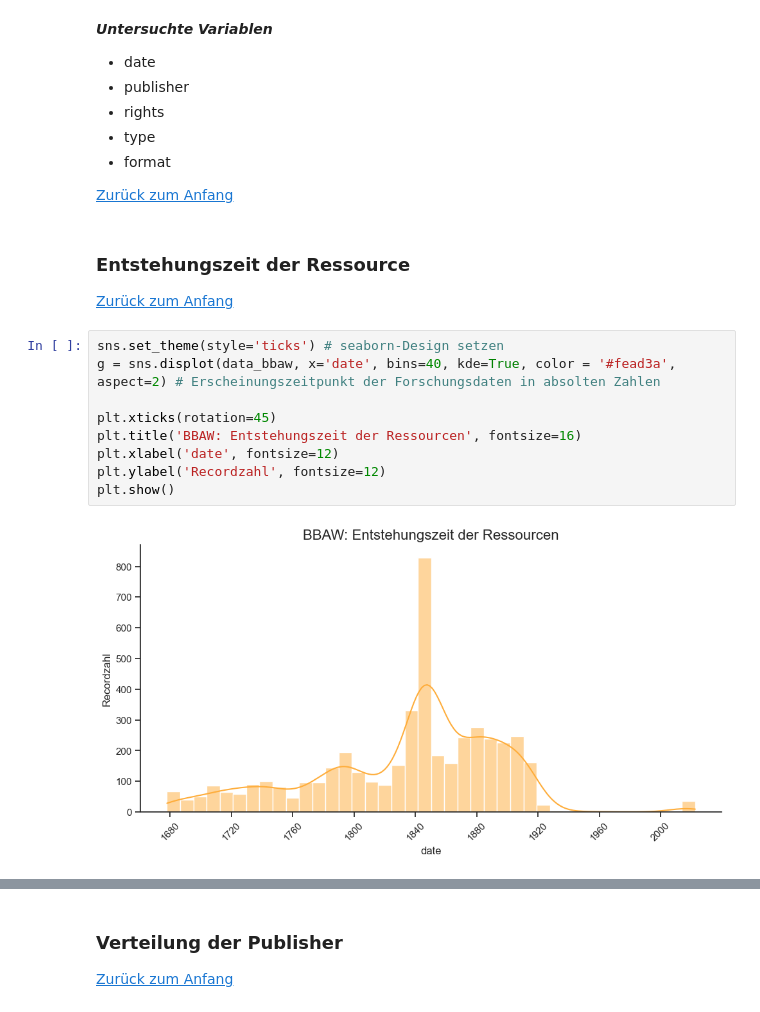
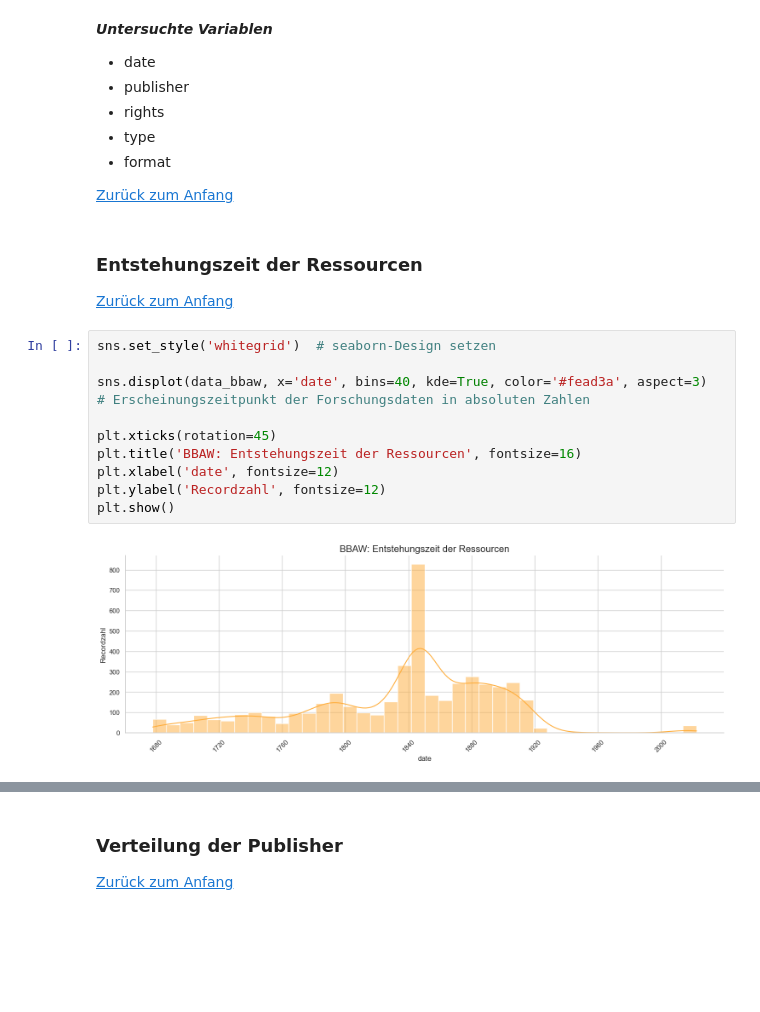
Before and after one commit to MarieMaurerDDM/research_data_repositories, a Jupyter notebook: src/visualizations/visuals_data_bbaw.ipynb, the cells around one changed output, grey strips where cells are left out. Saved outputs shown, nothing was run; the diff lists cells and outputs as text; blank space fills up the shorter version.

```diff
--- a/src/visualizations/visuals_data_bbaw.ipynb
+++ b/src/visualizations/visuals_data_bbaw.ipynb
@@ -125,17 +125,18 @@ print(list(data_bbaw.columns))
 
 [Zurück zum Anfang](#0)
 # %% [markdown]
-### Entstehungszeit der Ressource
+### Entstehungszeit der Ressourcen
 
 [Zurück zum Anfang](#0)
 # %%
-sns.set_theme(style='ticks') # seaborn-Design setzen
-g = sns.displot(data_bbaw, x='date', bins=40, kde=True, color = '#fead3a', aspect=2) # Erscheinungszeitpunkt der Forschungsdaten in absolten Zahlen
+sns.set_style('whitegrid')  # seaborn-Design setzen
+
+sns.displot(data_bbaw, x='date', bins=40, kde=True, color='#fead3a', aspect=3)  # Erscheinungszeitpunkt der Forschungsdaten in absoluten Zahlen
 
 plt.xticks(rotation=45)
 plt.title('BBAW: Entstehungszeit der Ressourcen', fontsize=16)
 plt.xlabel('date', fontsize=12)
 plt.ylabel('Recordzahl', fontsize=12)
 plt.show()
 # %% [output]
-[figure, old version]
+[figure, new version]
```
Also changed, not shown: parts of 6 cells of this notebook, 2 other files.
